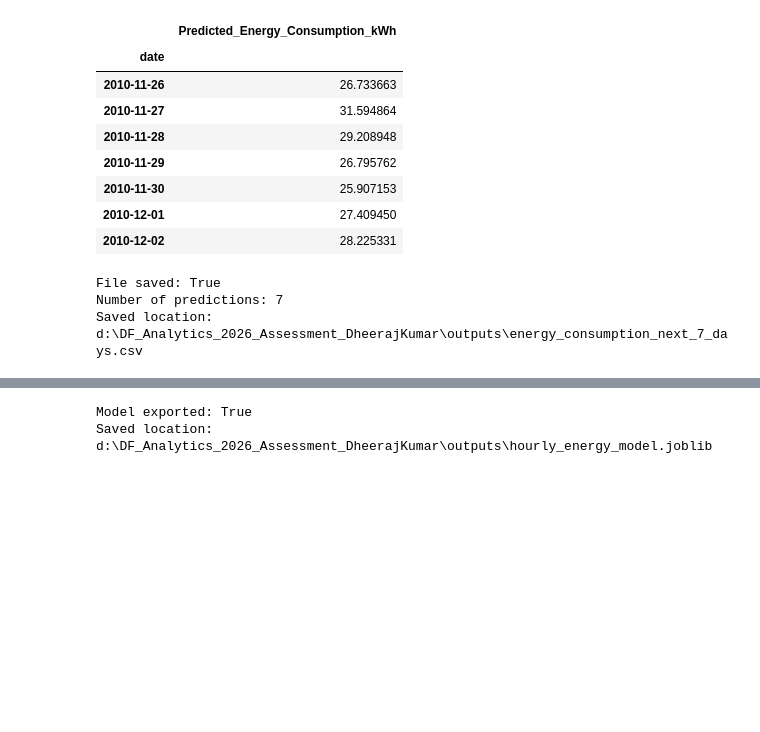
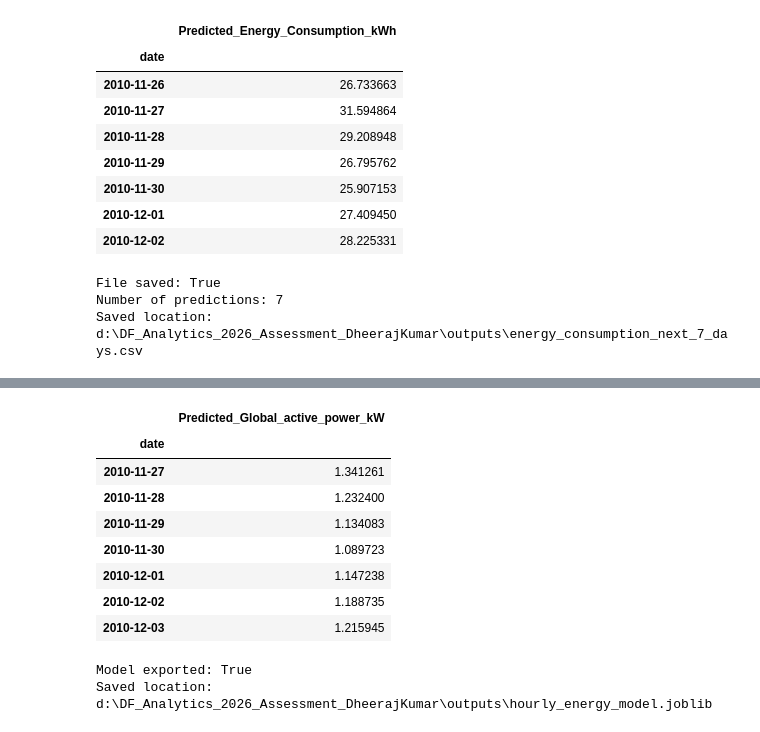
Before and after one commit to dheeraj231873/DF-Analytics-2026-Assessment-DheerajKumar, a Jupyter notebook: notebooks/forecasting_analysis.ipynb, the cells around one changed output, grey strips where cells are left out. Saved outputs shown, nothing was run; the diff lists cells and outputs as text; code cells hidden in the pictures; blank space fills up the shorter version.

```diff
--- a/notebooks/forecasting_analysis.ipynb
+++ b/notebooks/forecasting_analysis.ipynb
@@ -1293,3 +1395,92 @@ print("Saved location:", daily_forecast_file)
 File saved: True
 Number of predictions: 7
 Saved location: d:\DF_Analytics_2026_Assessment_DheerajKumar\outputs\energy_consumption_next_7_days.csv
+# %%
+from pathlib import Path
+import pandas as pd
+import numpy as np
+from sklearn.linear_model import LinearRegression
+
+daily_power = df_clean["Global_active_power"].resample("D").mean()
+daily_power = daily_power.dropna()
+
+power_daily_model_data = pd.DataFrame({
+    "Global_active_power": daily_power
+})
+
+for lag in [1, 2, 3, 7, 14, 28]:
+    power_daily_model_data[f"lag_{lag}"] = (
+        power_daily_model_data["Global_active_power"].shift(lag)
+    )
+
+power_daily_model_data["day_of_week"] = power_daily_model_data.index.dayofweek
+power_daily_model_data["month"] = power_daily_model_data.index.month
+power_daily_model_data["day_of_year"] = power_daily_model_data.index.dayofyear
+
+power_daily_model_data = power_daily_model_data.dropna()
+
+X_daily_power = power_daily_model_data.drop(columns=["Global_active_power"])
+y_daily_power = power_daily_model_data["Global_active_power"]
+
+split_daily_power = int(len(power_daily_model_data) * 0.8)
+
+X_train_daily_power = X_daily_power.iloc[:split_daily_power]
+y_train_daily_power = y_daily_power.iloc[:split_daily_power]
+
+power_daily_model = LinearRegression()
+power_daily_model.fit(X_train_daily_power, y_train_daily_power)
+
+history_daily_power = daily_power.tail(28).tolist()
+last_daily_timestamp = daily_power.index[-1]
+
+forecast_rows_daily_power = []
+
+for step in range(1, 8):
+    forecast_date = last_daily_timestamp + pd.Timedelta(days=step)
+
+    features_daily_power = {
+        "lag_1": history_daily_power[-1],
+        "lag_2": history_daily_power[-2],
+        "lag_3": history_daily_power[-3],
+        "lag_7": history_daily_power[-7],
+        "lag_14": history_daily_power[-14],
+        "lag_28": history_daily_power[-28],
+        "day_of_week": forecast_date.dayofweek,
+        "month": forecast_date.month,
+        "day_of_year": forecast_date.dayofyear
+    }
+
+    input_daily_power = pd.DataFrame(
+        [features_daily_power],
+        columns=X_daily_power.columns
+    )
+
+    prediction_daily_power = max(
+        0.0,
+        float(power_daily_model.predict(input_daily_power)[0])
+    )
+
+    history_daily_power.append(prediction_daily_power)
+
+    forecast_rows_daily_power.append({
+        "date": forecast_date,
+        "Predicted_Global_active_power_kW": prediction_daily_power
+    })
+
+forecast_global_power_7d = pd.DataFrame(
+    forecast_rows_daily_power
+).set_index("date")
+
+project_dir = Path.cwd().parent if Path.cwd().name == "notebooks" else Path.cwd()
+output_dir = project_dir / "outputs"
+output_dir.mkdir(parents=True, exist_ok=True)
+
+output_file_daily_power = output_dir / "global_active_power_next_7_days.csv"
+forecast_global_power_7d.to_csv(output_file_daily_power)
+
+print("Forecast rows:", len(forecast_global_power_7d))
+print("File exists:", output_file_daily_power.exists())
+print("Saved location:", output_file_daily_power)
+
+display(forecast_global_power_7d)
+# %% [output]
@@ -1296,3 +1490,12 @@ Saved location: d:\DF_Analytics_2026_Assessment_DheerajKumar\outputs\energy_cons
+|  | Predicted_Global_active_power_kW |
+| date |  |
+| 2010-11-27 | 1.341261 |
+| 2010-11-28 | 1.232400 |
+| 2010-11-29 | 1.134083 |
+| 2010-11-30 | 1.089723 |
+| 2010-12-01 | 1.147238 |
+| 2010-12-02 | 1.188735 |
+| 2010-12-03 | 1.215945 |
 # %%
 import joblib
 from pathlib import Path
```
Also changed, not shown: parts of 4 cells of this notebook, 5 other files.
